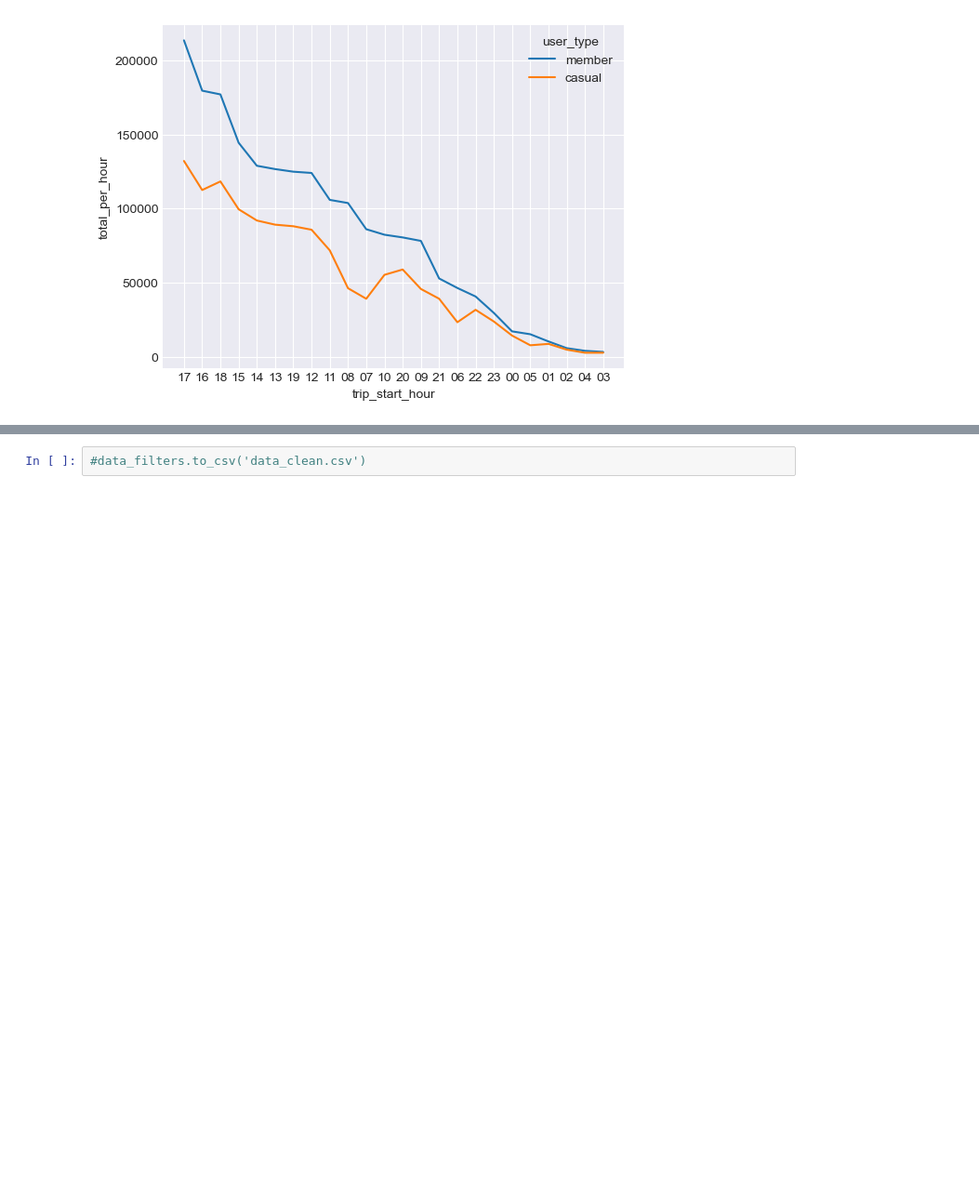
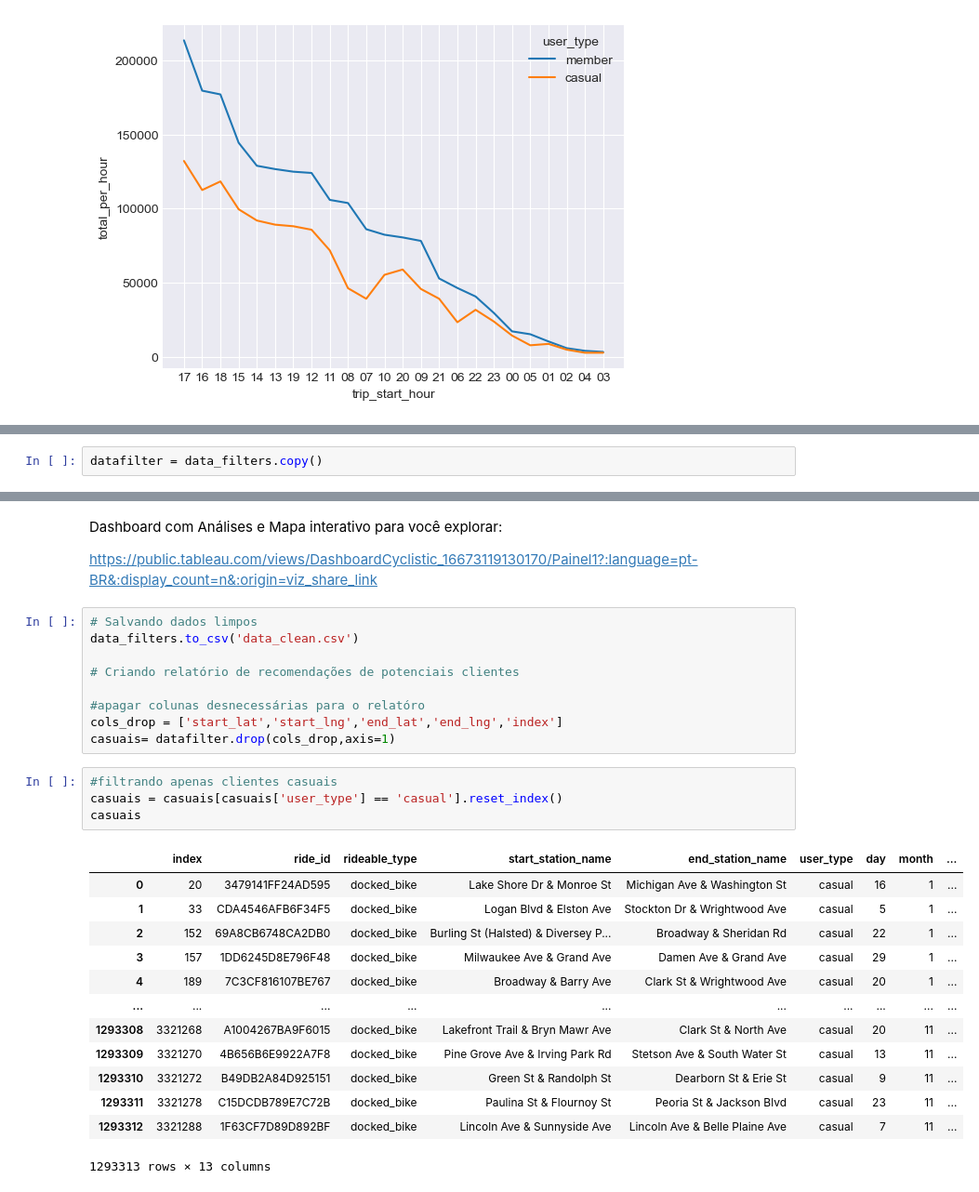
Before and after one commit to wesleymartins95/Cyclistic_insights, a Jupyter notebook: Cyclistic_pt2.ipynb, the cells around one changed output, grey strips where cells are left out. Shown at 93% size. Saved outputs shown, nothing was run; the diff lists cells and outputs as text; blank space fills up the shorter version.

```diff
--- a/Cyclistic_pt2.ipynb
+++ b/Cyclistic_pt2.ipynb
@@ -555,0 +509,2 @@ round((madrugada2- madrugada1) / madrugada2 * 100,2)
+# %%
+datafilter = data_filters.copy()
@@ -556,2 +525,31 @@ round((madrugada2- madrugada1) / madrugada2 * 100,2)
+# %% [markdown]
+Dashboard com Análises e Mapa interativo para você explorar:
+
+https://public.tableau.com/views/DashboardCyclistic_16673119130170/Painel1?:language=pt-BR&:display_count=n&:origin=viz_share_link
 # %%
-#data_filters.to_csv('data_clean.csv')
+# Salvando dados limpos
+data_filters.to_csv('data_clean.csv')
+
+# Criando relatório de recomendações de potenciais clientes
+
+#apagar colunas desnecessárias para o relatóro
+cols_drop = ['start_lat','start_lng','end_lat','end_lng','index']
+casuais= datafilter.drop(cols_drop,axis=1)
+# %%
+#filtrando apenas clientes casuais
+casuais = casuais[casuais['user_type'] == 'casual'].reset_index()
+casuais
+# %% [output]
+|  | index | ride_id | rideable_type | start_station_name | end_station_name | user_type | day | month | ... |
+| 0 | 20 | 3479141FF24AD595 | docked_bike | Lake Shore Dr & Monroe St | Michigan Ave & Washington St | casual | 16 | 1 | ... |
+| 1 | 33 | CDA4546AFB6F34F5 | docked_bike | Logan Blvd & Elston Ave | Stockton Dr & Wrightwood Ave | casual | 5 | 1 | ... |
+| 2 | 152 | 69A8CB6748CA2DB0 | docked_bike | Burling St (Halsted) & Diversey P... | Broadway & Sheridan Rd | casual | 22 | 1 | ... |
+| 3 | 157 | 1DD6245D8E796F48 | docked_bike | Milwaukee Ave & Grand Ave | Damen Ave & Grand Ave | casual | 29 | 1 | ... |
+| 4 | 189 | 7C3CF816107BE767 | docked_bike | Broadway & Barry Ave | Clark St & Wrightwood Ave | casual | 20 | 1 | ... |
+| ... | ... | ... | ... | ... | ... | ... | ... | ... | ... |
+| 1293308 | 3321268 | A1004267BA9F6015 | docked_bike | Lakefront Trail & Bryn Mawr Ave | Clark St & North Ave | casual | 20 | 11 | ... |
+| 1293309 | 3321270 | 4B656B6E9922A7F8 | docked_bike | Pine Grove Ave & Irving Park Rd | Stetson Ave & South Water St | casual | 13 | 11 | ... |
+| 1293310 | 3321272 | B49DB2A84D925151 | docked_bike | Green St & Randolph St | Dearborn St & Erie St | casual | 9 | 11 | ... |
+| 1293311 | 3321278 | C15DCDB789E7C72B | docked_bike | Paulina St & Flournoy St | Peoria St & Jackson Blvd | casual | 23 | 11 | ... |
+| 1293312 | 3321288 | 1F63CF7D89D892BF | docked_bike | Lincoln Ave & Sunnyside Ave | Lincoln Ave & Belle Plaine Ave | casual | 7 | 11 | ... |
+1293313 rows × 13 columns
```
Also changed, not shown: parts of 34 cells of this notebook, 1 other file.
